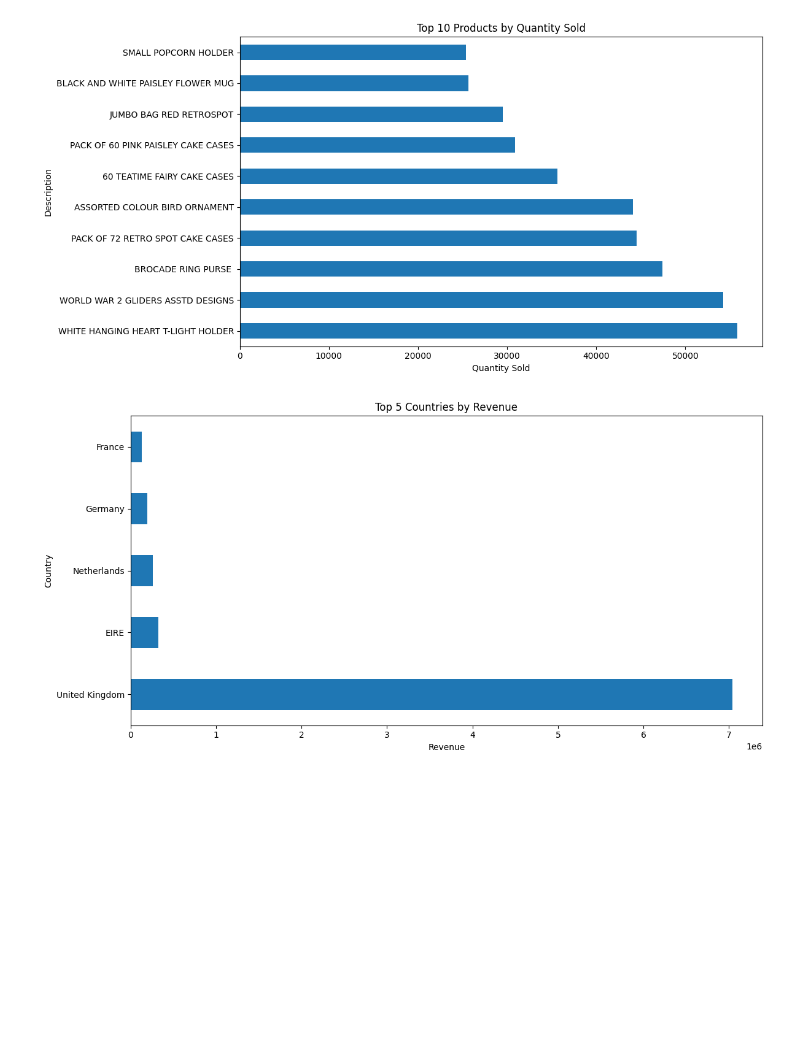
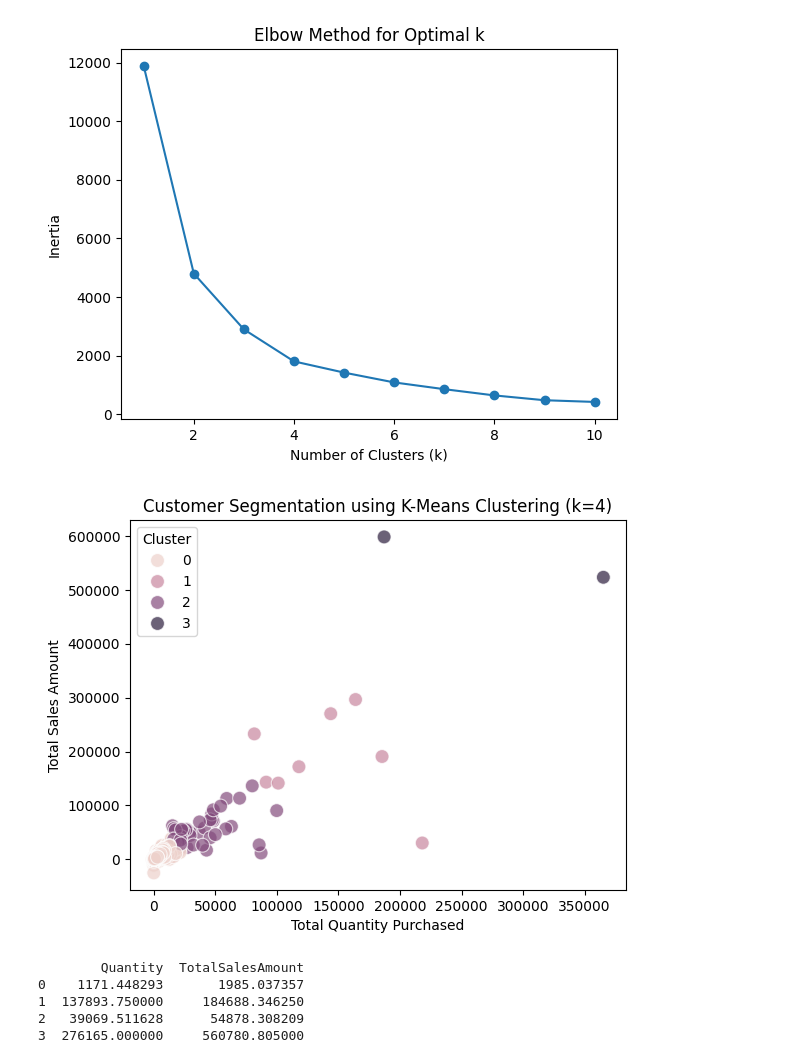
Before and after one commit to eth-alexander/CAP4770-Project, a Jupyter notebook: project.ipynb, the cells around one changed output. Cells and saved outputs as stored; diff of their text form; code cells hidden in the pictures; blank space fills up the shorter version.

Commit message:
clustering customers by total sales

```diff
--- a/project.ipynb
+++ b/project.ipynb
@@ -93,25 +97,9 @@ plt.show()
 # %%
 # determine top products sold
-
-TopProducts = df2009_2010.groupby('Description')['Quantity'].sum().sort_values(ascending=False).head(10)
+TopProducts = df.groupby('Description')['Quantity'].sum().sort_values(ascending=False).head(10)
 plt.figure(figsize=(12, 6))
 TopProducts.plot(kind='barh')
 plt.title('Top 10 Products by Quantity Sold')
 plt.xlabel('Quantity Sold')
 plt.tight_layout()
 plt.show()
-# %% [output]
-[figure, removed]
-# %%
-
-# countries by revenue
-df2009_2010['Revenue'] = df['Quantity'] * df2009_2010['Price']
-CountriesRevenue = df2009_2010.groupby('Country')['Revenue'].sum().nlargest(5)
-plt.figure(figsize=(12, 6))
-CountriesRevenue.plot(kind='barh')
-plt.title('Top 5 Countries by Revenue')
-plt.xlabel('Revenue')
-plt.tight_layout()
-plt.show()
-# %% [output]
-[figure, removed]
@@ -117,0 +113,48 @@ plt.show()
+# %%
+# clustering
+customer_data = df.groupby('Customer ID').agg({
+    'Quantity' : 'sum',
+    'TotalSalesAmount': 'sum',
+}).reset_index()
+
+scaler = StandardScaler()
+customer_data_scaled = scaler.fit_transform(customer_data[['Quantity', 'TotalSalesAmount', ]])
+
+# find best k with elbow method
+inertia = []
+for k in range(1, 11):
+    kmeans = KMeans(n_clusters=k, random_state=42)
+    kmeans.fit(customer_data_scaled)
+    inertia.append(kmeans.inertia_)
+
+# show elbow plot
+plt.plot(range(1, 11), inertia, marker = 'o')
+plt.title('Elbow Method for Optimal k')
+plt.xlabel('Number of Clusters (k)')
+plt.ylabel('Inertia')
+plt.show()
+
+# elbow at k = 4
+k = 4
+kmeans = KMeans(n_clusters=k, random_state=42)
+customer_data['Cluster'] = kmeans.fit_predict(customer_data_scaled)
+
+# show clusters
+sns.scatterplot(x='Quantity', y = 'TotalSalesAmount', hue = 'Cluster', data = customer_data, s = 100, alpha = 0.7)
+plt.title(f'Customer Segmentation using K-Means Clustering (k={k})')
+plt.xlabel('Total Quantity Purchased')
+plt.ylabel('Total Sales Amount')
+plt.legend(title='Cluster')
+plt.show()
+
+# average quantity and total sales by cluster
+cluster_centroids = pd.DataFrame(scaler.inverse_transform(kmeans.cluster_centers_), columns=['Quantity', 'TotalSalesAmount'])
+print(cluster_centroids)
+# %% [output]
+[figure, added]
+[figure, added]
+        Quantity  TotalSalesAmount
+0    1171.448293       1985.037357
+1  137893.750000     184688.346250
+2   39069.511628      54878.308209
+3  276165.000000     560780.805000
```
Also changed, not shown: parts of 12 cells of this notebook.
